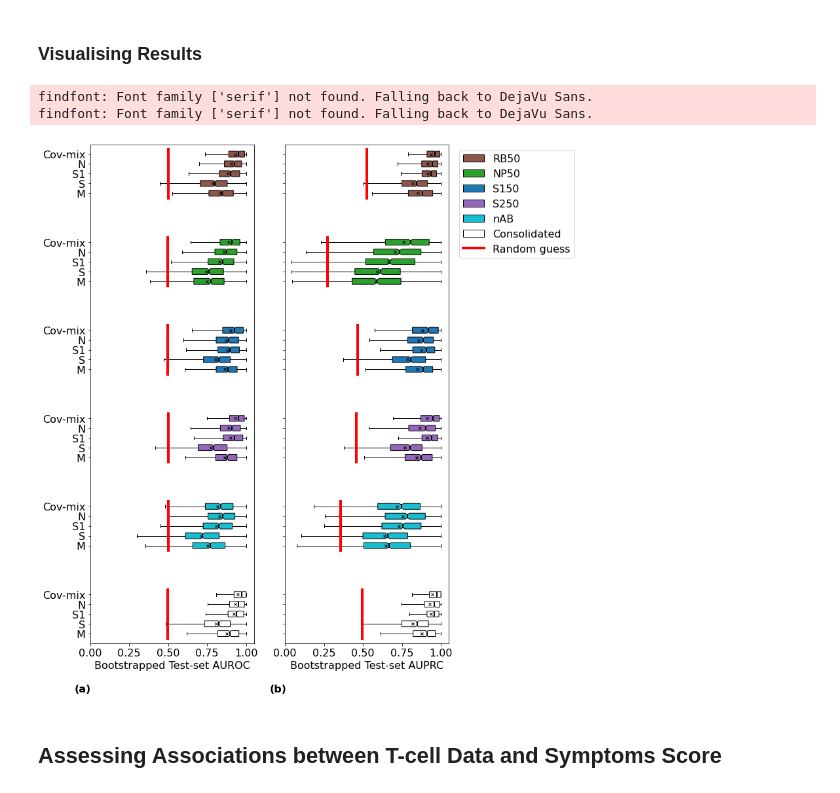
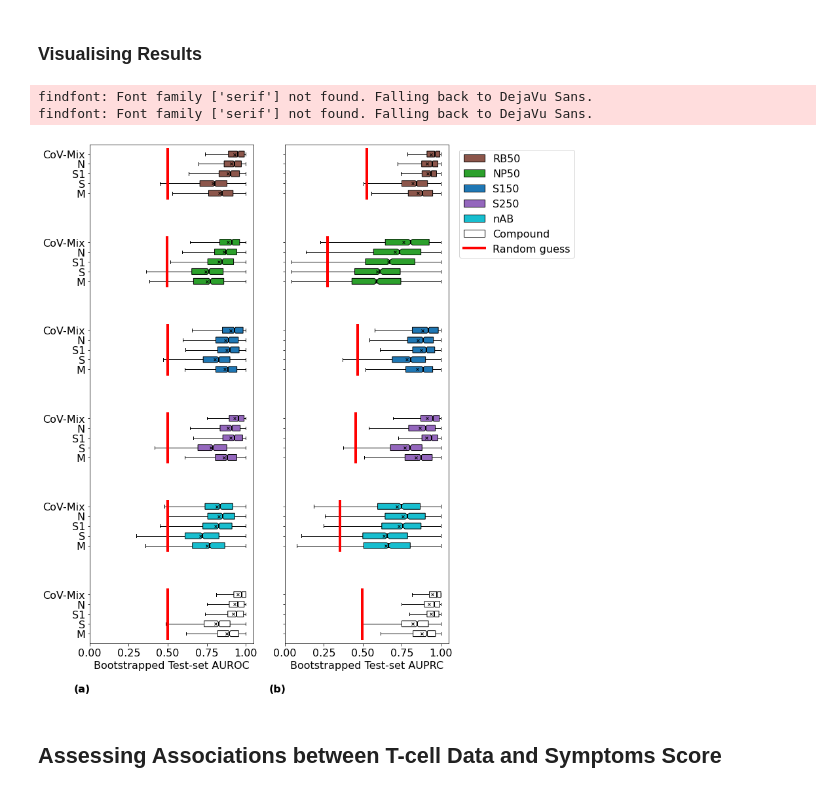
Before and after one commit to i6092467/t-cells-response-sars-cov-2, a Jupyter notebook: final_analysis.ipynb, the cells around one changed output. Cells and saved outputs as stored; diff of their text form; code cells hidden in the pictures.

```diff
--- a/final_analysis.ipynb
+++ b/final_analysis.ipynb
@@ -1029,7 +1031,7 @@ meanpointprops = dict(marker='x', markeredgecolor='black', markerfacecolor='blac
 
 # Plot AUROCs
 bx_rb50 = ax[0].boxplot(aurocs_rb50, positions=[-4.5, -5.0, -5.5, -6.0, -6.5], showfliers=False,
-                      labels=['Cov-mix', 'N', 'S1', 'S', 'M'], notch=True, patch_artist=True, vert=False,
+                      labels=['CoV-Mix', 'N', 'S1', 'S', 'M'], notch=True, patch_artist=True, vert=False,
                       showmeans=True, medianprops=medianprops, meanprops=meanpointprops)
 colors = ['tab:brown' for i in range(7)]
 for patch, color in zip(bx_rb50['boxes'], colors):
@@ -1039,7 +1041,7 @@ ax[0].plot([np.nanmean(metrics_proba_r_rb50[:, 0]), np.nanmean(metrics_proba_r_r
 
 
 bx_np50 = ax[0].boxplot(aurocs_np50, positions=[-9.0, -9.5, -10.0, -10.5, -11.0], showfliers=False,
-                      labels=['Cov-mix', 'N', 'S1', 'S', 'M'], notch=True, patch_artist=True, vert=False,
+                      labels=['CoV-Mix', 'N', 'S1', 'S', 'M'], notch=True, patch_artist=True, vert=False,
                       showmeans=True, medianprops=medianprops, meanprops=meanpointprops)
 colors = ['tab:green' for i in range(7)]
 for patch, color in zip(bx_np50['boxes'], colors):
@@ -1048,7 +1050,7 @@ ax[0].plot([np.nanmean(metrics_proba_r_np50[:, 0]), np.nanmean(metrics_proba_r_n
          c='red', linewidth=4)
 
 bx_s150 = ax[0].boxplot(aurocs_s150, positions=[-13.5, -14.0, -14.5, -15.0, -15.5], showfliers=False,
-                      labels=['Cov-mix', 'N', 'S1', 'S', 'M'], notch=True, patch_artist=True, vert=False,
+                      labels=['CoV-Mix', 'N', 'S1', 'S', 'M'], notch=True, patch_artist=True, vert=False,
                       showmeans=True, medianprops=medianprops, meanprops=meanpointprops)
 colors = ['tab:blue' for i in range(7)]
 for patch, color in zip(bx_s150['boxes'], colors):
@@ -1057,7 +1059,7 @@ ax[0].plot([np.nanmean(metrics_proba_r_s150[:, 0]), np.nanmean(metrics_proba_r_s
          c='red', linewidth=4)
 
 bx_s250 = ax[0].boxplot(aurocs_s250, positions=[-18.0, -18.5, -19.0, -19.5, -20.0], showfliers=False,
-                      labels=['Cov-mix', 'N', 'S1', 'S', 'M'], notch=True, patch_artist=True, vert=False,
+                      labels=['CoV-Mix', 'N', 'S1', 'S', 'M'], notch=True, patch_artist=True, vert=False,
                       showmeans=True, medianprops=medianprops, meanprops=meanpointprops)
 colors = ['tab:purple' for i in range(7)]
 for patch, color in zip(bx_s250['boxes'], colors):
@@ -1066,7 +1068,7 @@ ax[0].plot([np.nanmean(metrics_proba_r_s250[:, 0]), np.nanmean(metrics_proba_r_s
          c='red', linewidth=4)
 
 bx_nab = ax[0].boxplot(aurocs_nab, positions=[-22.5, -23.0, -23.5, -24.0, -24.5], showfliers=False,
-                     labels=['Cov-mix', 'N', 'S1', 'S', 'M'], notch=True, patch_artist=True, vert=False,
+                     labels=['CoV-Mix', 'N', 'S1', 'S', 'M'], notch=True, patch_artist=True, vert=False,
                      showmeans=True, medianprops=medianprops, meanprops=meanpointprops)
 colors = ['tab:cyan' for i in range(7)]
 for patch, color in zip(bx_nab['boxes'], colors):
@@ -1075,7 +1077,7 @@ ax[0].plot([np.nanmean(metrics_proba_r_nab[:, 0]), np.nanmean(metrics_proba_r_na
          c='red', linewidth=4)
 
 bx_cons = ax[0].boxplot(aurocs_cons, positions=[-27.0, -27.5, -28.0, -28.5, -29.0], showfliers=False,
-                      labels=['Cov-mix', 'N', 'S1', 'S', 'M'], notch=True, patch_artist=True, vert=False,
+                      labels=['CoV-Mix', 'N', 'S1', 'S', 'M'], notch=True, patch_artist=True, vert=False,
                       showmeans=True, medianprops=medianprops, meanprops=meanpointprops)
 colors = ['white' for i in range(7)]
 for patch, color in zip(bx_cons['boxes'], colors):
@@ -1136,35 +1138,35 @@ for patch, color in zip(bx_nab['boxes'], colors):
     patch.set_facecolor(color)
 ax[1].plot([np.nanmean(metrics_proba_r_nab[:, 1]), np.nanmean(metrics_proba_r_nab[:, 1])], [-22.25, -24.75],
          c='red', linewidth=4)
 
 bx_cons = ax[1].boxplot(auprcs_cons, positions=[-27.0, -27.5, -28.0, -28.5, -29.0], showfliers=False,
                       labels=['', '', '', '', ''], notch=True, patch_artist=True, vert=False,
                       showmeans=True, medianprops=medianprops, meanprops=meanpointprops)
 colors = ['white' for i in range(7)]
 for patch, color in zip(bx_cons['boxes'], colors):
     patch.set_facecolor(color)
 ax[1].plot([np.nanmean(metrics_proba_r_cons[:, 1]), np.nanmean(metrics_proba_r_cons[:, 1])], [-26.75, -29.25],
          c='red', linewidth=4)
 
 ax[1].legend([bx_rb50["boxes"][0], bx_np50["boxes"][0], bx_s150["boxes"][0], bx_s250["boxes"][0],
            bx_nab["boxes"][0], bx_cons["boxes"][0], Line2D([0], [0], color='red', lw=4)],
-           ['RB50', 'NP50', 'S150', 'S250', 'nAB', 'Consolidated', 'Random guess'],
+           ['RB50', 'NP50', 'S150', 'S250', 'nAB', 'Compound', 'Random guess'],
            loc='upper right',  bbox_to_anchor=(1.8, 1))
 
 ax[1].set_xlabel('Bootstrapped Test-set AUPRC')
 
 ax[1].set_xlim([0, 1.05])
 
 ax[1].text(-0.1, -32, '(b)', weight='bold')
 
 
 plt.tight_layout()
 
 plt.savefig(fname="figures/antibody_boxplots.png", dpi=300, bbox_inches='tight')
 # %% [output]
 findfont: Font family ['serif'] not found. Falling back to DejaVu Sans.
 findfont: Font family ['serif'] not found. Falling back to DejaVu Sans.
-[figure, old version]
+[figure, new version]
 # %% [markdown]
 ## Assessing Associations between T-cell Data and Symptoms Score
 # %%
```
Also changed, not shown: parts of 4 cells of this notebook, 3 other files.
